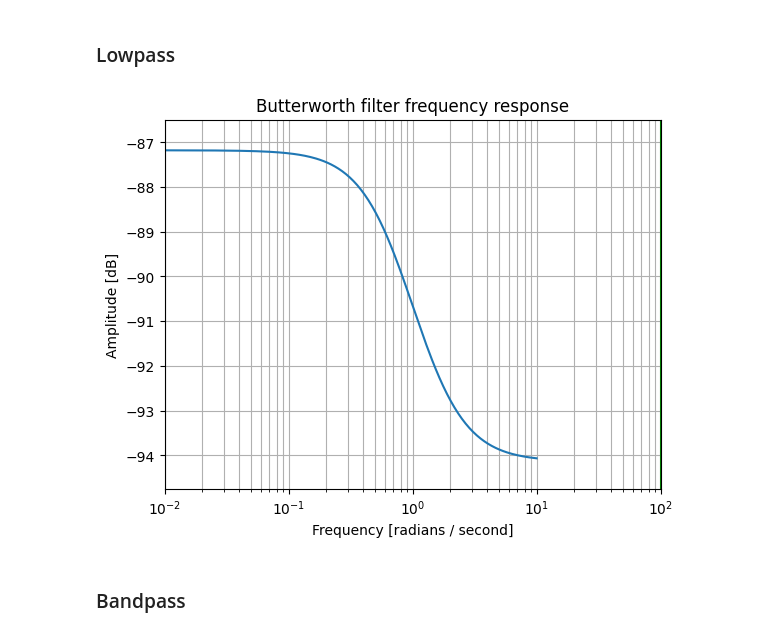
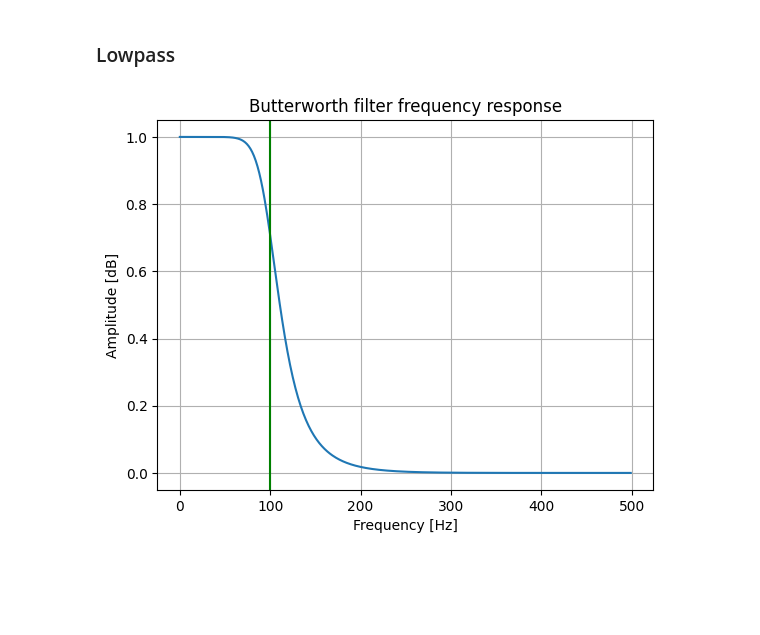
Before and after one commit to sarath-menon/robotics-tutorial-notebooks, a Jupyter notebook: signal_processing/filtering/iir_filter.ipynb, the cells around one changed output. Drawn from its saved outputs; the diff is of its cells as text; code cells hidden in the pictures; blank space fills up the shorter version.

Commit message:
added iir filter

```diff
--- a/signal_processing/filtering/iir_filter.ipynb
+++ b/signal_processing/filtering/iir_filter.ipynb
@@ -4,0 +8,24 @@ from scipy import signal as dsp
+# %%
+f_s = 1000;
+f_c = 10;
+
+f_c_normalized = 2*(f_c/f_s)
+
+# decay value
+d = np.exp(-2*np.pi*f_c_normalized)
+
+a = d
+b = 1-d
+
+num = [b, 0]
+den = [1, -a]
+
+filter = dsp.TransferFunction(num, den, dt = (1/f_s))
+
+# get frequency response
+w_rad, mag_db, phase = filter.bode()
+w_hz = w_rad/ (2*np.pi)
+mag = 10.0 ** (mag_db/20)
+
+plotter.filter_plotter(w_hz, mag_db, f_c, amplitude_unit='normal', freq_unit='Hz')
+# plt.plot(w_hz, mag)
@@ -16,21 +38,23 @@ w_n = 2*np.pi*w_n_hz
 # %%
- # design filter
-[b,a] = dsp.butter(m, w_n, btype='lowpass', fs=f_s)
+f_s = 1000; # sampling frequency in Hz
+m = 5; # filter order
+f_c = 100  # cutoff frequency in Hz
+
+# design filter
+[b,a] = dsp.butter(m, f_c, fs=f_s, btype='lowpass')
 
 # get frequency response
-w, h = dsp.freqs(b, a)
-# w_hz = f_s* w/ (2*np.pi)
+w, h = dsp.freqz(b, a)
+w_hz = (f_s * w)/ (2*np.pi)
 
 # plotting
-plt.semilogx(w, 20 * np.log10(abs(h)))
+# plt.plot(w_hz, 20*np.log10(abs(h)))
+plt.plot(w_hz, abs(h))
 plt.title('Butterworth filter frequency response')
-plt.xlabel('Frequency [radians / second]')
+plt.xlabel('Frequency [Hz]')
 plt.ylabel('Amplitude [dB]')
-plt.margins(0, 0.1)
 plt.grid(which='both', axis='both')
-plt.axvline(100, color='green') # cutoff frequency
+plt.axvline(f_c, color='green') # cutoff frequency
 plt.show()
 # %% [output]
-[figure, old version]
+[figure, new version]
-# %% [markdown]
-### Bandpass
```
Also changed, not shown: parts of 10 cells of this notebook, 10 other files.
